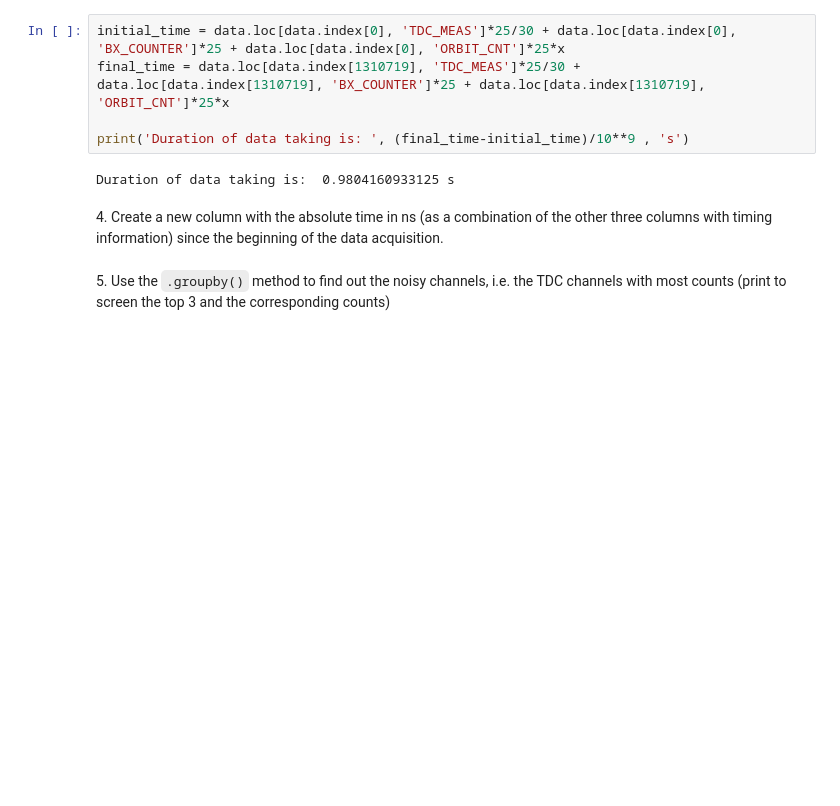
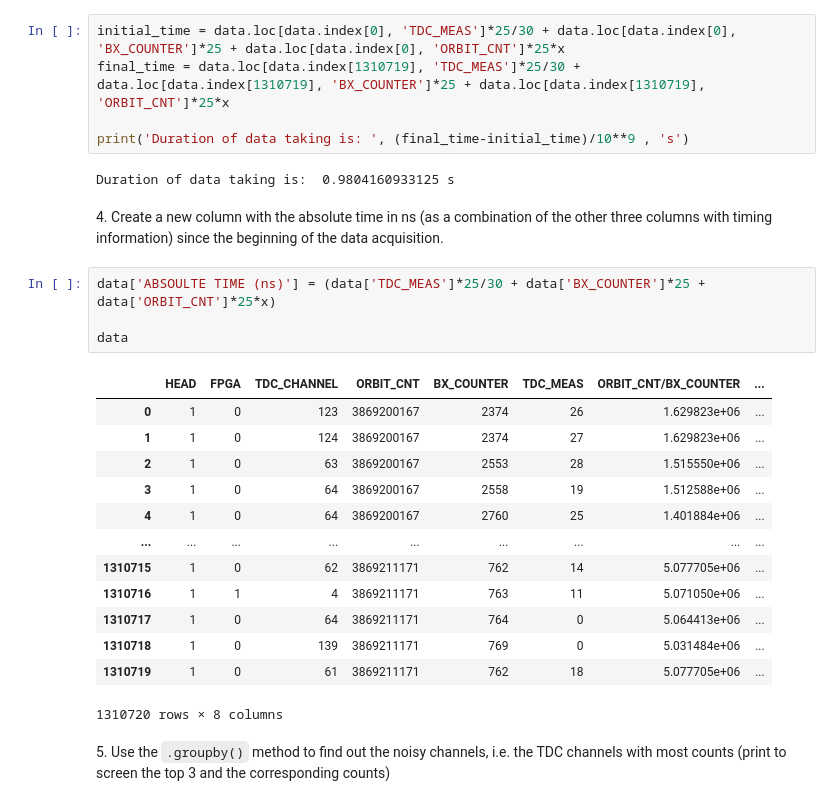
Before and after one commit to vittoriapv/HighLevelProgramming2021, a Jupyter notebook: 05ex_pandas.ipynb, the cells around one changed output. Drawn from its saved outputs; the diff is of its cells as text; blank space fills up the shorter version.

```diff
--- a/05ex_pandas.ipynb
+++ b/05ex_pandas.ipynb
@@ -98,5 +100,23 @@ print('Duration of data taking is: ', (final_time-initial_time)/10**9 , 's')
 Duration of data taking is:  0.9804160933125 s
 # %% [markdown]
 4\. Create a new column with the absolute time in ns (as a combination of the other three columns with timing information) since the beginning of the data acquisition.
+# %%
+data['ABSOULTE TIME (ns)'] = (data['TDC_MEAS']*25/30 + data['BX_COUNTER']*25 + data['ORBIT_CNT']*25*x)
+
+data
+# %% [output]
+|  | HEAD | FPGA | TDC_CHANNEL | ORBIT_CNT | BX_COUNTER | TDC_MEAS | ORBIT_CNT/BX_COUNTER | ... |
+| 0 | 1 | 0 | 123 | 3869200167 | 2374 | 26 | 1.629823e+06 | ... |
+| 1 | 1 | 0 | 124 | 3869200167 | 2374 | 27 | 1.629823e+06 | ... |
+| 2 | 1 | 0 | 63 | 3869200167 | 2553 | 28 | 1.515550e+06 | ... |
+| 3 | 1 | 0 | 64 | 3869200167 | 2558 | 19 | 1.512588e+06 | ... |
+| 4 | 1 | 0 | 64 | 3869200167 | 2760 | 25 | 1.401884e+06 | ... |
+| ... | ... | ... | ... | ... | ... | ... | ... | ... |
+| 1310715 | 1 | 0 | 62 | 3869211171 | 762 | 14 | 5.077705e+06 | ... |
+| 1310716 | 1 | 1 | 4 | 3869211171 | 763 | 11 | 5.071050e+06 | ... |
+| 1310717 | 1 | 0 | 64 | 3869211171 | 764 | 0 | 5.064413e+06 | ... |
+| 1310718 | 1 | 0 | 139 | 3869211171 | 769 | 0 | 5.031484e+06 | ... |
+| 1310719 | 1 | 0 | 61 | 3869211171 | 762 | 18 | 5.077705e+06 | ... |
+1310720 rows × 8 columns
 # %% [markdown]
 5\. Use the `.groupby()` method to find out the noisy channels, i.e. the TDC channels with most counts (print to screen the top 3 and the corresponding counts)
```
Also changed, not shown: parts of 5 cells of this notebook, 1 other file.
